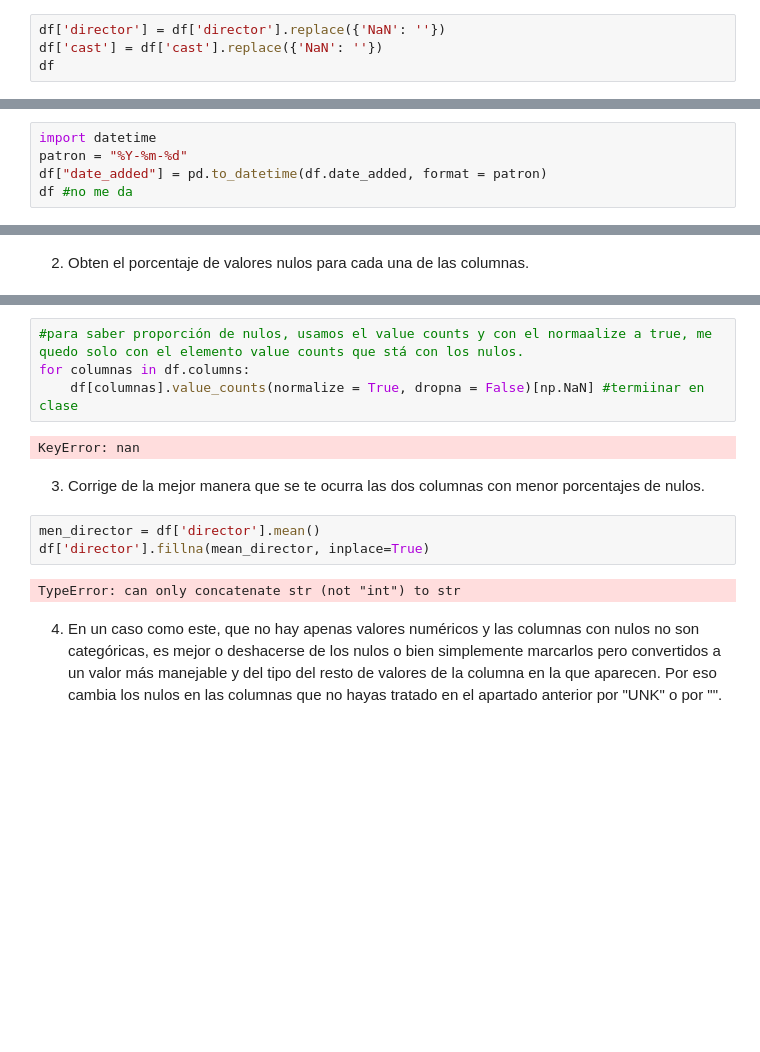
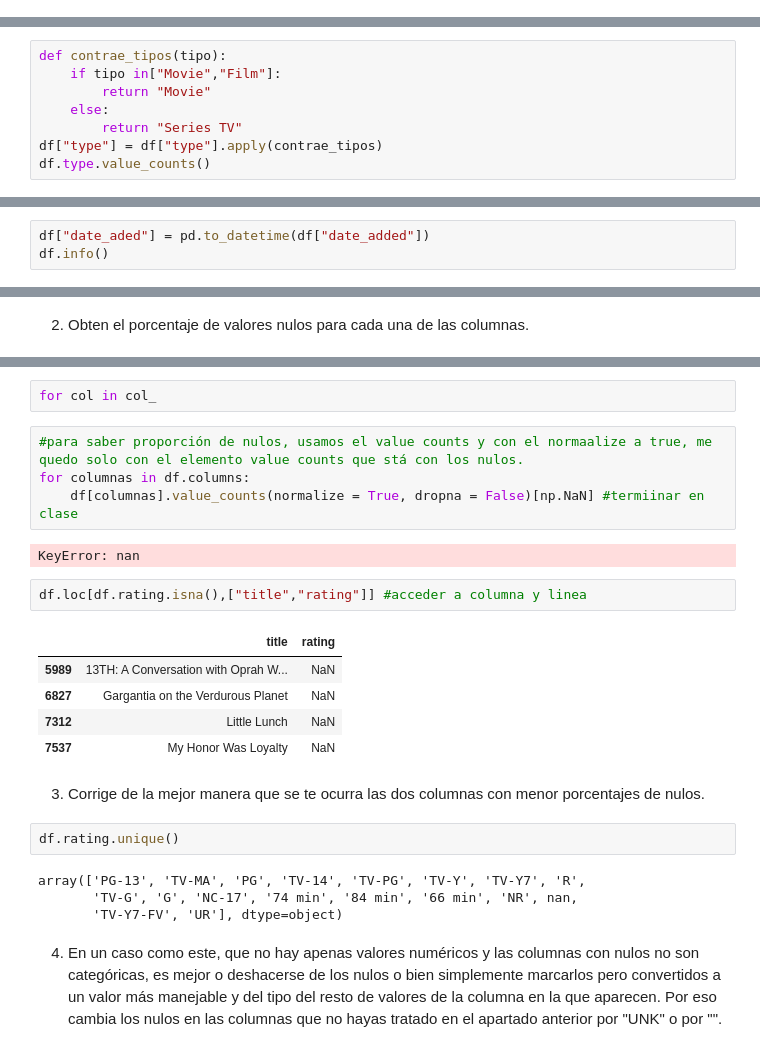
Before and after one commit to enriquerc95/ONLINE_DS_THEBRIDGE_ENRIQUE_RAMIREZ, a Jupyter notebook: EJERCICIOS/SPRINT 5/18_Practica_Obligatoria_ETL.ipynb, the cells around one changed output, grey strips where cells are left out. Cells and saved outputs as stored; diff of their text form; blank space fills up the shorter version.

```diff
--- a/EJERCICIOS/SPRINT 5/18_Practica_Obligatoria_ETL.ipynb
+++ b/EJERCICIOS/SPRINT 5/18_Practica_Obligatoria_ETL.ipynb
@@ -448,4 +483,0 @@ df
-# %%
-df['director'] = df['director'].replace({'NaN': ''})
-df['cast'] = df['cast'].replace({'NaN': ''})
-df
@@ -465,0 +506,8 @@ df
+# %%
+def contrae_tipos(tipo):
+    if tipo in["Movie","Film"]:
+        return "Movie"
+    else:
+        return "Series TV"
+df["type"] = df["type"].apply(contrae_tipos)
+df.type.value_counts()
@@ -466,7 +518,2 @@ df
 # %% [markdown]
 5. Convierte o cambia el tipo de la columna con fechas en strings a un tipo datetime. La columna que son solo años es mejor dejarla como integer, porque se opera muy fácil así. Tendrás que analizar los argumentos de pd.datetime y jugar con ellos para poder conseguirlo.
-# %%
-import datetime
-patron = "%Y-%m-%d"
-df["date_added"] = pd.to_datetime(df.date_added, format = patron)
-df #no me da
@@ -486,0 +522,3 @@ df #no me da
+# %%
+df["date_aded"] = pd.to_datetime(df["date_added"])
+df.info()
@@ -517,15 +606,26 @@ dtype: float64%
+# %%
+for col in col_
 # %%
 #para saber proporción de nulos, usamos el value counts y con el normaalize a true, me quedo solo con el elemento value counts que stá con los nulos.
 for columnas in df.columns:
     df[columnas].value_counts(normalize = True, dropna = False)[np.NaN] #termiinar en clase
 # %% [output]
 KeyError: nan
+# %%
+df.loc[df.rating.isna(),["title","rating"]] #acceder a columna y linea
+# %% [output]
+|  | title | rating |
+| 5989 | 13TH: A Conversation with Oprah W... | NaN |
+| 6827 | Gargantia on the Verdurous Planet | NaN |
+| 7312 | Little Lunch | NaN |
+| 7537 | My Honor Was Loyalty | NaN |
 # %% [markdown]
 3. Corrige de la mejor manera que se te ocurra las dos columnas con menor porcentajes de nulos.
-# %%
-men_director = df['director'].mean()
-df['director'].fillna(mean_director, inplace=True)
-# %% [output]
-TypeError: can only concatenate str (not "int") to str
+# %%
+df.rating.unique()
+# %% [output]
+array(['PG-13', 'TV-MA', 'PG', 'TV-14', 'TV-PG', 'TV-Y', 'TV-Y7', 'R',
+       'TV-G', 'G', 'NC-17', '74 min', '84 min', '66 min', 'NR', nan,
+       'TV-Y7-FV', 'UR'], dtype=object)
 # %% [markdown]
 4. En un caso como este, que no hay apenas valores numéricos y las columnas con nulos no son categóricas, es mejor o deshacerse de los nulos o bien simplemente marcarlos pero convertidos a un valor más manejable y del tipo del resto de valores de la columna en la que aparecen. Por eso cambia los nulos en las columnas que no hayas tratado en el apartado anterior por "UNK" o por "".
```
Also changed, not shown: parts of 37 cells of this notebook, 3 other files.
